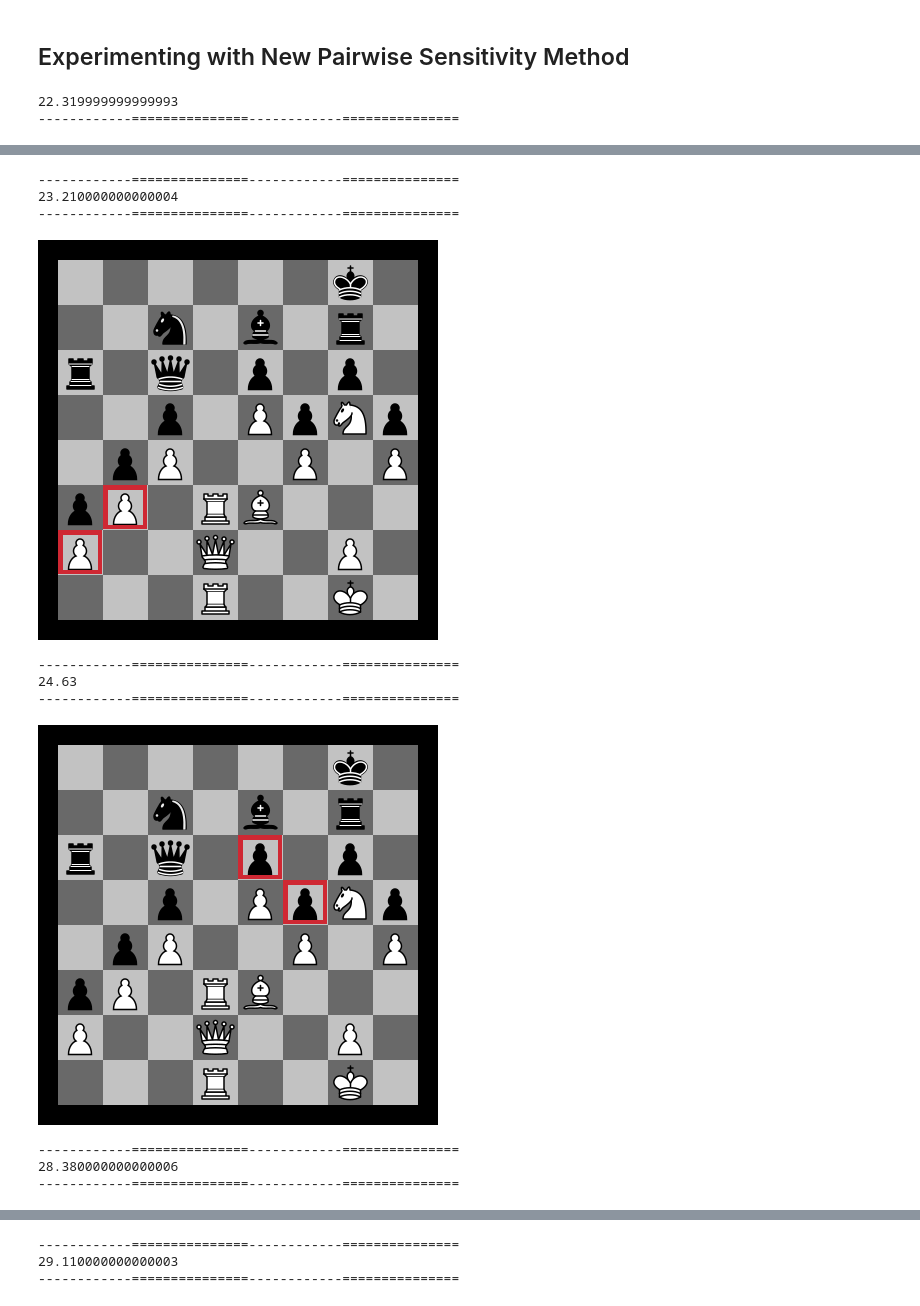
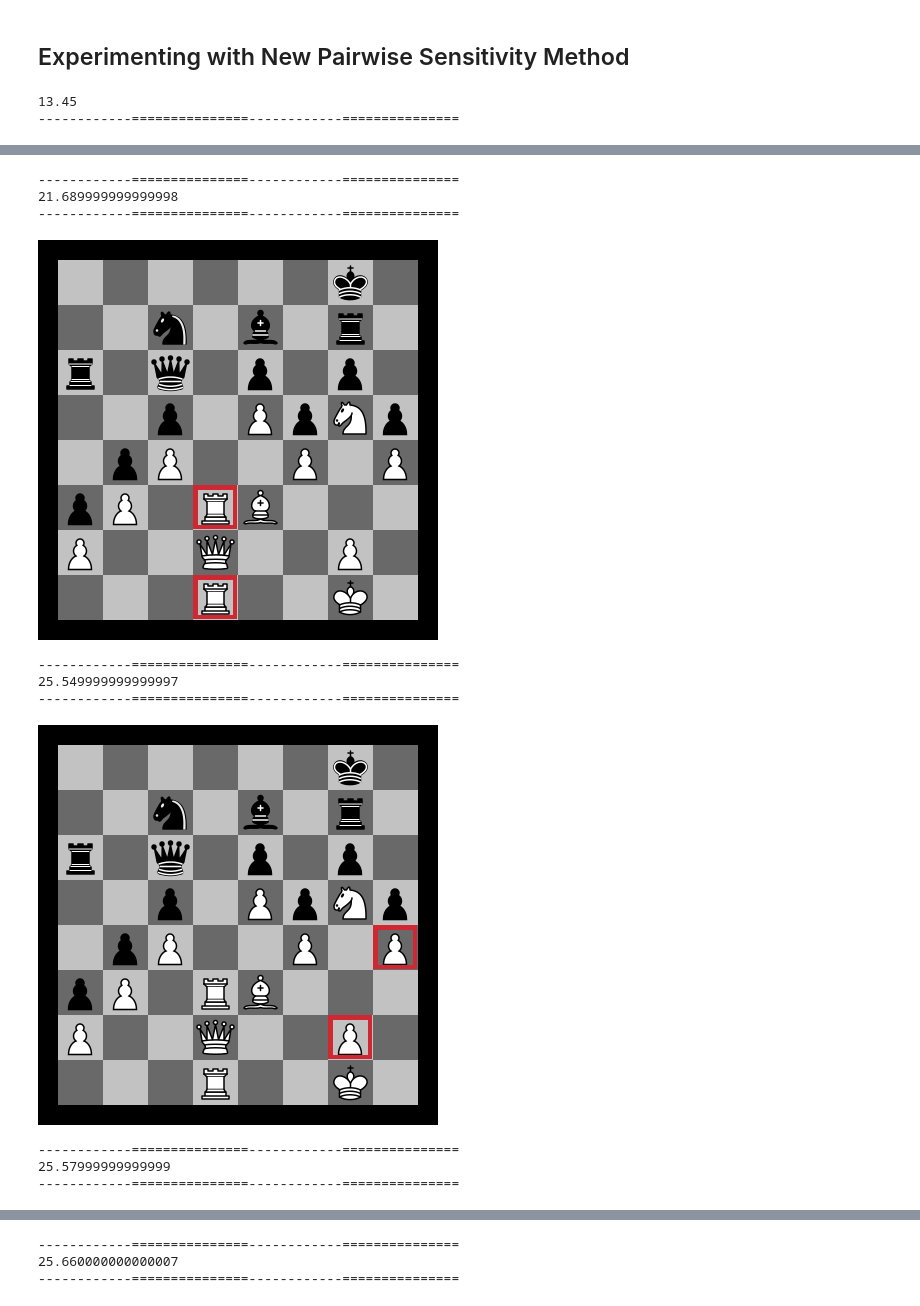
Before and after one commit to radroof22/xAI-chess, a Jupyter notebook: explore_saliency.ipynb, the cells around one changed output, grey strips where cells are left out. Saved outputs shown, nothing was run; the diff lists cells and outputs as text; code cells hidden in the pictures.

Commit message:
Tried both sum and KL divergence and visualization stuff

```diff
--- a/explore_saliency.ipynb
+++ b/explore_saliency.ipynb
@@ -87,7 +87,7 @@ def empty_space_perturb(board, position):
 # %%
 #########################################
 num_actions = 100
-runtime = 5
+runtime = 1.5
 use_optimal_action = True
 allow_defense = False
 #########################################
@@ -281,16 +288,9 @@ defaultdict(<class 'set'>, {'d3': {'e7', 'c6', 'd1', 'e5', 'e3', 'b4', 'c7', 'a2
 # %%
-from IPython.display import Image, display
-import cairosvg
-import cv2
-import svg_custom.svg_custom as svg_custom
-import matplotlib.pyplot as plt
-import numpy as np
-
 def generate_heatmap(board, pos1, pos2):
     """
-    Generates heatmap for related pieces
+    Generates heatmap for related pieces (pairs)
+    """
 
-    """
     # Related pieces
     heatmap = np.zeros((8, 8))
     row_1, col_1 = pos_to_index_mapping(pos1)
@@ -333,8 +333,15 @@ def generate_heatmap(board, pos1, pos2):
     display(Image('svg_custom/board.png'))
     print('\n\n------------===============------------===============')
 # %%
+#####################################################
+# true = sum over all actions with abs(delta) || false = KL divergence
+sum_technique = True
+print_top_n_matches = 10
+#####################################################
+
 pairwise_sensitivity = {}
 all_pieces_removed = perturbation_to_qvals.keys()
+
 for piece_1 in all_pieces_removed:
     for piece_2 in all_pieces_removed:
         if (piece_1 == piece_2):
@@ -345,21 +352,35 @@ for piece_1 in all_pieces_removed:
             intersection_actions = valid_actions_perturb_1.intersection(valid_actions_perturb_2)
 
             curr_sensitivity = 0
-            for action in intersection_actions:
-                delta_1 = perturbation_to_qvals[piece_1][1][action] - perturbation_to_qvals[piece_1][0][action]
-                delta_2 = perturbation_to_qvals[piece_2][1][action] - perturbation_to_qvals[piece_2][0][action]
-                curr_sensitivity += abs(delta_1-delta_2)
+            if (sum_technique):
+                # Uses sum technique
+                for action in intersection_actions:
+                    delta_1 = perturbation_to_qvals[piece_1][1][action] - perturbation_to_qvals[piece_1][0][action]
+                    delta_2 = perturbation_to_qvals[piece_2][1][action] - perturbation_to_qvals[piece_2][0][action]
+                    curr_sensitivity += abs(delta_1-delta_2)
+            else:
+                # KL divergence technique
+                distribution_1_after = [perturbation_to_qvals[piece_1][1][action] for action in intersection_actions]
+                distribution_2_after = [perturbation_to_qvals[piece_2][1][action] for action in intersection_actions]
+
+                distribution_1_after = np.array(distribution_1_after)
+                distribution_2_after = np.array(distribution_2_after)
+
+                distribution_1_after = softmax(distribution_1_after)
+                distribution_2_after = softmax(distribution_2_after)
+
+                curr_sensitivity = entropy(distribution_1_after, distribution_2_after)
 
             pairwise_sensitivity[(piece_1, piece_2)] = curr_sensitivity
 
 sorted_pairwise_sensitivities = [(key, value) for key, value in pairwise_sensitivity.items()]
 sorted_pairwise_sensitivities.sort(key=lambda x: x[1])
 
-for i in range(0, 20):
+for i in range(0, print_top_n_matches):
     pair = sorted_pairwise_sensitivities[i*2]
     positions, value = pair
     print(value)
     generate_heatmap(board, positions[0], positions[1])
 # %% [output]
-22.319999999999993
+13.45
 ------------===============------------===============
@@ -367,15 +388,15 @@ for i in range(0, 20):
 ------------===============------------===============
-23.210000000000004
+21.689999999999998
 ------------===============------------===============
-[figure, old version]
+[figure, new version]
 ------------===============------------===============
-24.63
+25.549999999999997
 ------------===============------------===============
-[figure, old version]
+[figure, new version]
 ------------===============------------===============
-28.380000000000006
+25.57999999999999
 ------------===============------------===============
 [figure]
 ------------===============------------===============
-29.110000000000003
+25.660000000000007
 ------------===============------------===============
```
Also changed, not shown: parts of 3 cells of this notebook, 1 other file.
